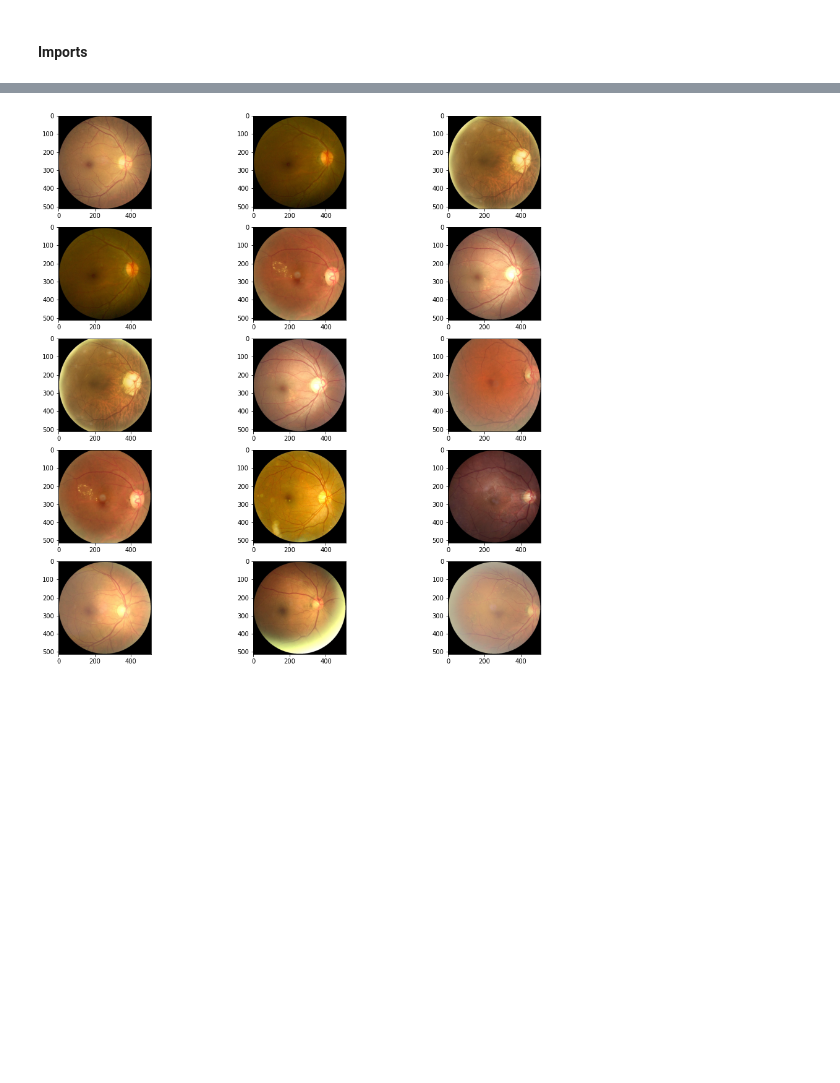
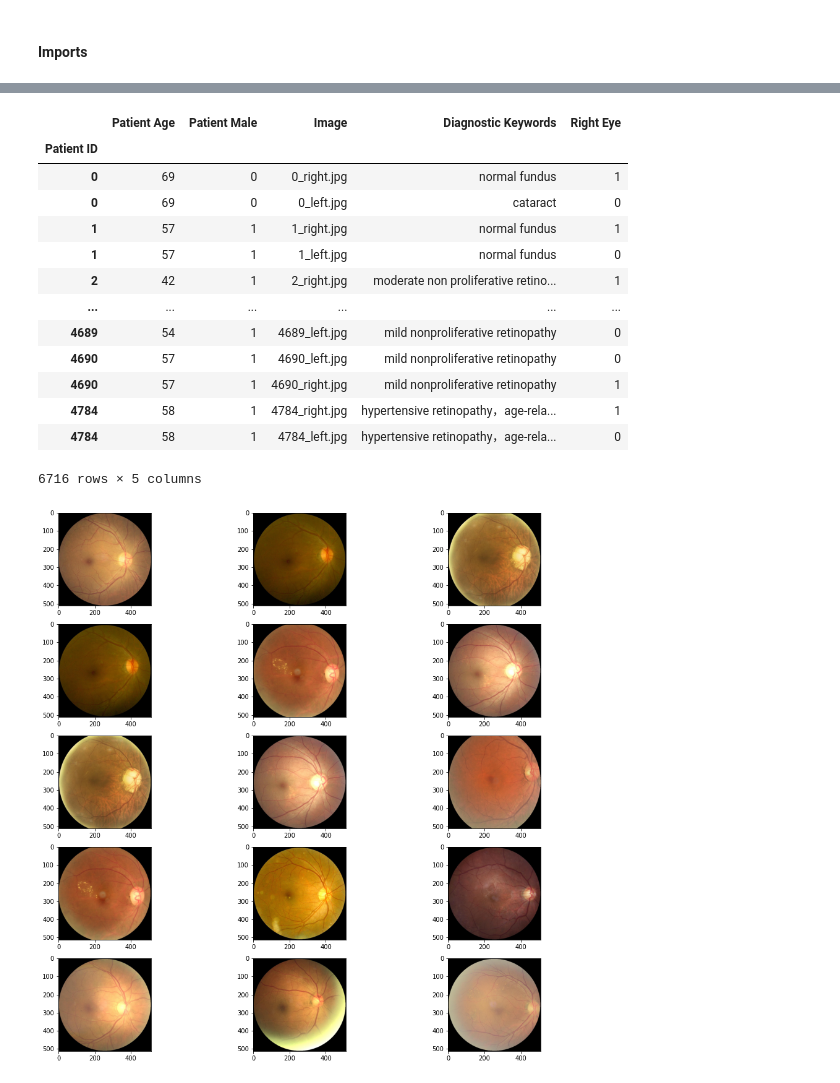
Before and after one commit to lorcanob/OcuPath, a Jupyter notebook: notebooks/ODR_EDA.ipynb, the cells around one changed output, grey strips where cells are left out. Drawn from its saved outputs; the diff is of its cells as text; code cells hidden in the pictures; blank space fills up the shorter version.

Commit message:
Added human_df method and relevant params dictionaries

```diff
--- a/notebooks/ODR_EDA.ipynb
+++ b/notebooks/ODR_EDA.ipynb
@@ -43,3 +40,61 @@ Cataract (C)
+# %%
+LEFT_INFO = ['Patient Age',
+'Patient Sex',
+'Left-Fundus',
+'Left-Diagnostic Keywords',
+]
+
+RIGHT_INFO = ['Patient Age',
+'Patient Sex',
+'Right-Fundus',
+'Right-Diagnostic Keywords',
+]
+
+RIGHT_MAPPER = {
+    'Right-Fundus': 'Image',
+    'Right-Diagnostic Keywords': 'Diagnostic Keywords'
+}
+
+LEFT_MAPPER = {
+    'Left-Fundus': 'Image',
+    'Left-Diagnostic Keywords': 'Diagnostic Keywords'
+}
+def get_human_df():
+    right_data = data[RIGHT_INFO].rename(columns=RIGHT_MAPPER)
+    right_data[['Eye']] = 'Right'
+
+    left_data = data[LEFT_INFO].rename(columns=LEFT_MAPPER)
+    left_data[['Eye']] = 'Left'
+
+    human_df = pd.concat((right_data, left_data)).drop_duplicates().sort_index()
+    human_df.index.name = 'Patient ID'
+    return human_df
+
+human_df = get_human_df()
+
+MODEL_MAPPER = {
+    'Patient Sex': 'Patient Male',
+    'Eye': 'Right Eye'
+}
+model_df = human_df.copy()
+model_df['Patient Sex'] = model_df['Patient Sex'].map({'Female': 0, 'Male': 1})
+model_df['Eye'] = model_df['Eye'].map({'Left': 0, 'Right': 1})
+model_df.rename(columns=MODEL_MAPPER)
+# %% [output]
+|  | Patient Age | Patient Male | Image | Diagnostic Keywords | Right Eye |
+| Patient ID |  |  |  |  |  |
+| 0 | 69 | 0 | 0_right.jpg | normal fundus | 1 |
+| 0 | 69 | 0 | 0_left.jpg | cataract | 0 |
+| 1 | 57 | 1 | 1_right.jpg | normal fundus | 1 |
+| 1 | 57 | 1 | 1_left.jpg | normal fundus | 0 |
+| 2 | 42 | 1 | 2_right.jpg | moderate non proliferative retino... | 1 |
+| ... | ... | ... | ... | ... | ... |
+| 4689 | 54 | 1 | 4689_left.jpg | mild nonproliferative retinopathy | 0 |
+| 4690 | 57 | 1 | 4690_left.jpg | mild nonproliferative retinopathy | 0 |
+| 4690 | 57 | 1 | 4690_right.jpg | mild nonproliferative retinopathy | 1 |
+| 4784 | 58 | 1 | 4784_right.jpg | hypertensive retinopathy，age-rela... | 1 |
+| 4784 | 58 | 1 | 4784_left.jpg | hypertensive retinopathy，age-rela... | 0 |
+6716 rows × 5 columns
 # %%
 left_key_list = dataframer.get_key_list(data['Left-Diagnostic Keywords'])
 right_key_list = dataframer.get_key_list(data['Right-Diagnostic Keywords'], left_key_list)
```
Also changed, not shown: parts of 3 cells of this notebook, 2 other files.
